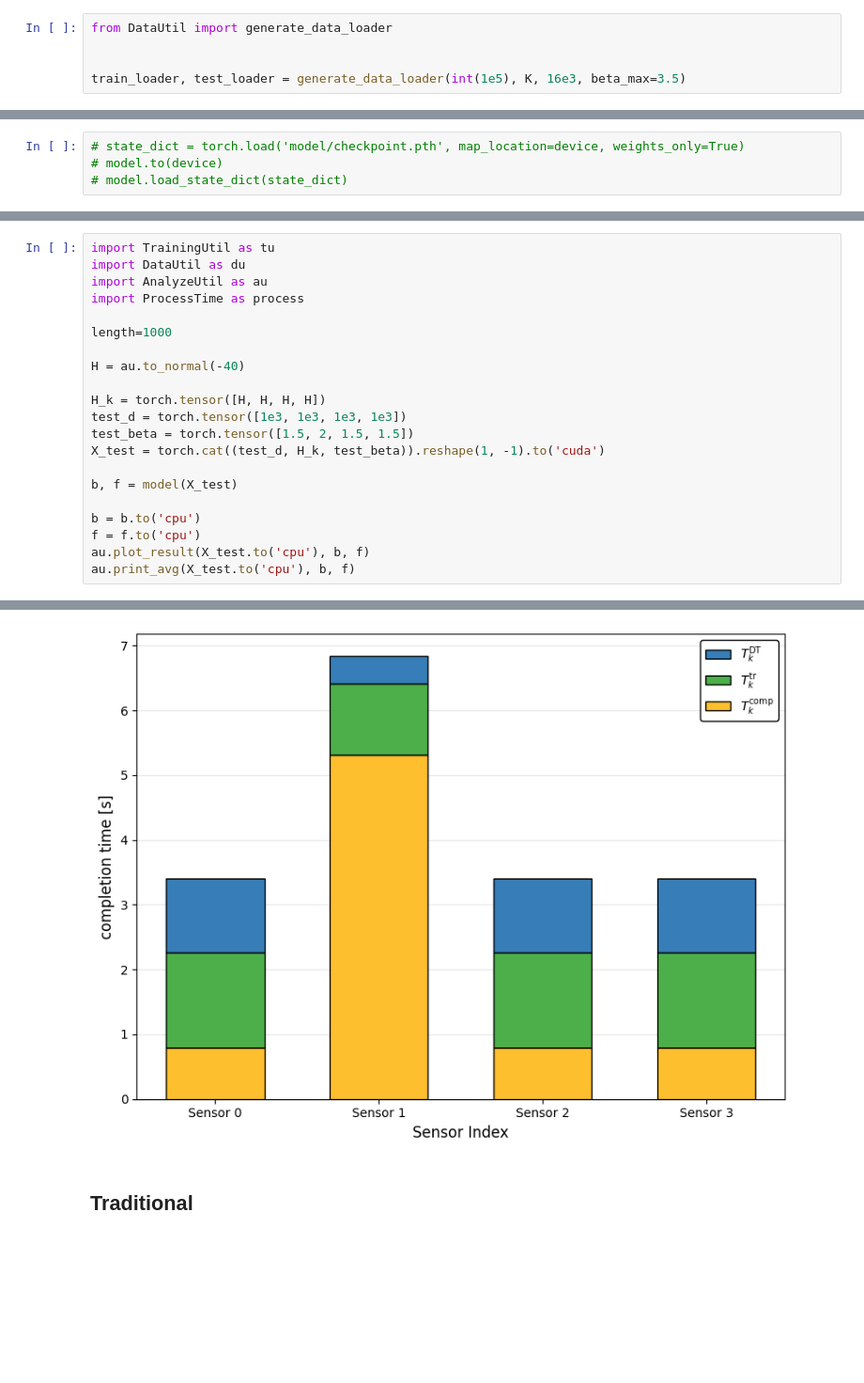
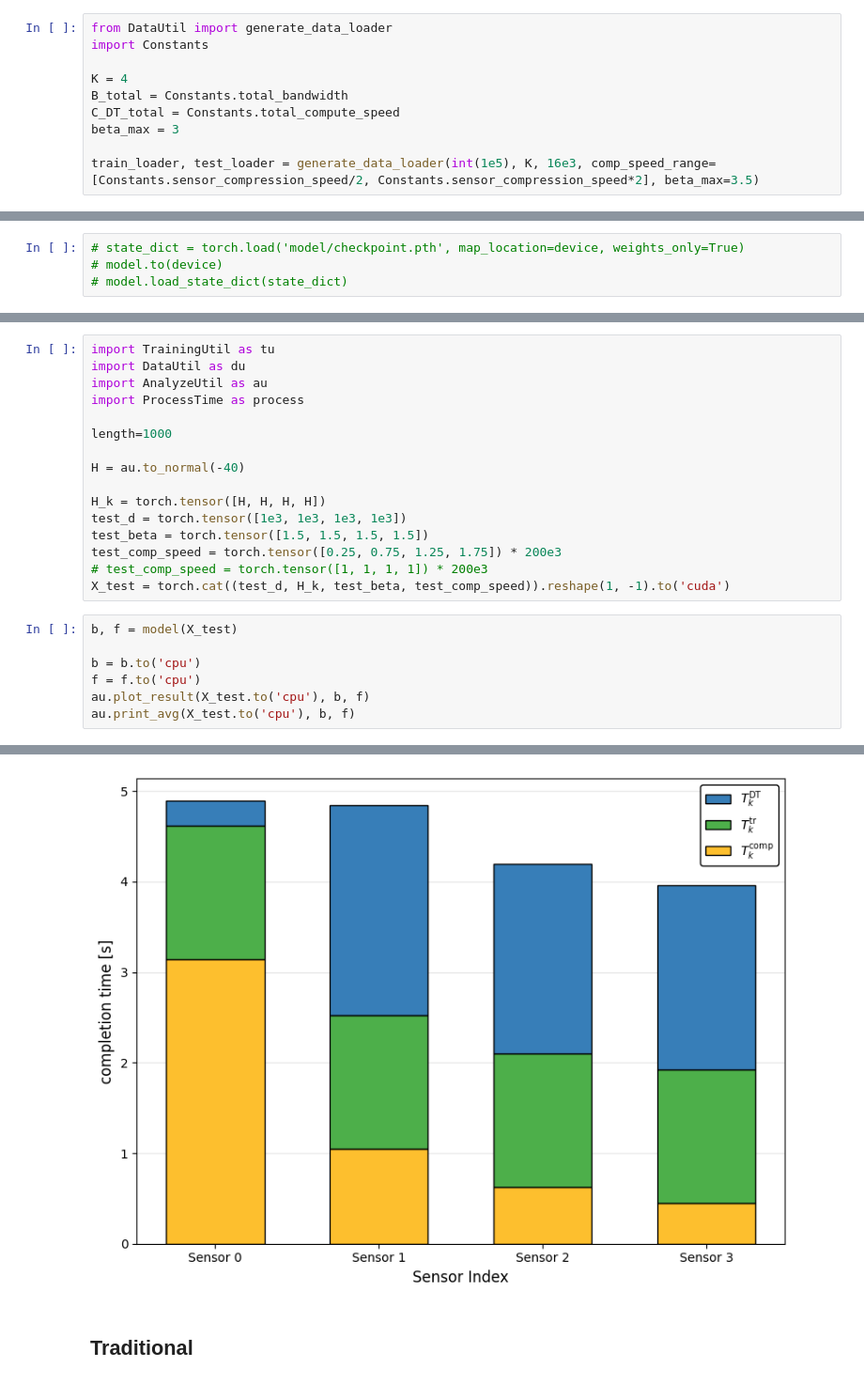
Before and after one commit to zycsss/Bachelor-Thesis, a Jupyter notebook: src/main.ipynb, the cells around one changed output, grey strips where cells are left out. Shown at 94% size. Drawn from its saved outputs; the diff is of its cells as text; blank space fills up the shorter version.

```diff
--- a/src/main.ipynb
+++ b/src/main.ipynb
@@ -43,8 +41,13 @@ model = Net(K, B_total, C_DT_total, beta_max)
 # %%
 from DataUtil import generate_data_loader
+import Constants
 
+K = 4
+B_total = Constants.total_bandwidth
+C_DT_total = Constants.total_compute_speed
+beta_max = 3
 
-train_loader, test_loader = generate_data_loader(int(1e5), K, 16e3, beta_max=3.5)
+train_loader, test_loader = generate_data_loader(int(1e5), K, 16e3, comp_speed_range=[Constants.sensor_compression_speed/2, Constants.sensor_compression_speed*2], beta_max=3.5)
 # %%
 from TrainingUtil import unsupervised_loss, train
 from torch.optim import Adam, lr_scheduler
@@ -79,18 +82,20 @@ best epoch: 05, best avg loss: 1501.118431
+# %%
+import TrainingUtil as tu
+import DataUtil as du
+import AnalyzeUtil as au
+import ProcessTime as process
+
+length=1000
+
+H = au.to_normal(-40)
+
+H_k = torch.tensor([H, H, H, H])
+test_d = torch.tensor([1e3, 1e3, 1e3, 1e3])
+test_beta = torch.tensor([1.5, 1.5, 1.5, 1.5])
+test_comp_speed = torch.tensor([0.25, 0.75, 1.25, 1.75]) * 200e3
+# test_comp_speed = torch.tensor([1, 1, 1, 1]) * 200e3
+X_test = torch.cat((test_d, H_k, test_beta, test_comp_speed)).reshape(1, -1).to('cuda')
 # %%
-import TrainingUtil as tu
-import DataUtil as du
-import AnalyzeUtil as au
-import ProcessTime as process
-
-length=1000
-
-H = au.to_normal(-40)
-
-H_k = torch.tensor([H, H, H, H])
-test_d = torch.tensor([1e3, 1e3, 1e3, 1e3])
-test_beta = torch.tensor([1.5, 2, 1.5, 1.5])
-X_test = torch.cat((test_d, H_k, test_beta)).reshape(1, -1).to('cuda')
-
 b, f = model(X_test)
 
 b = b.to('cpu')
@@ -107,4 +112,4 @@ au.print_avg(X_test.to('cpu'), b, f)
-[figure, old version]
+[figure, new version]
 # %% [markdown]
 ## Traditional
 # %%
```
Also changed, not shown: parts of 9 cells of this notebook, 8 other files.
